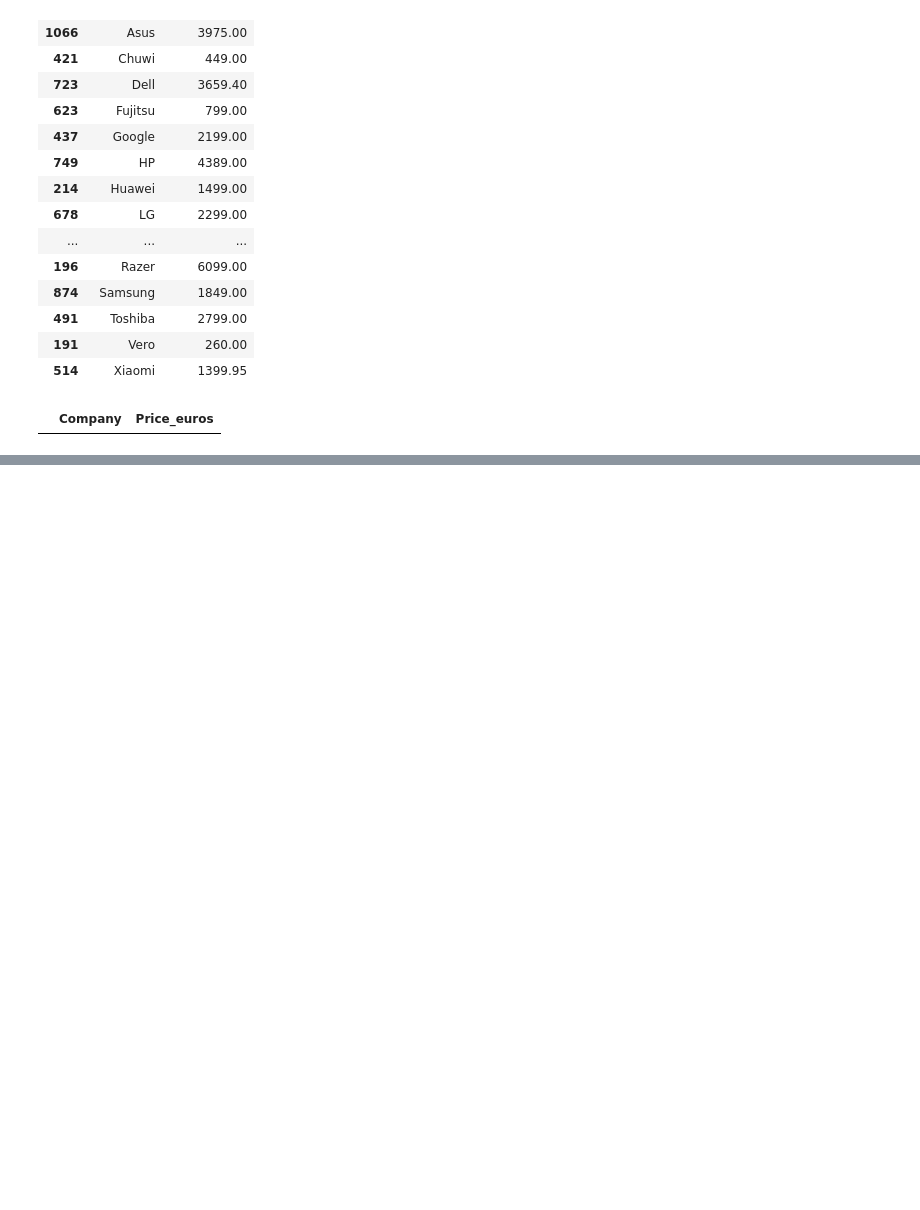
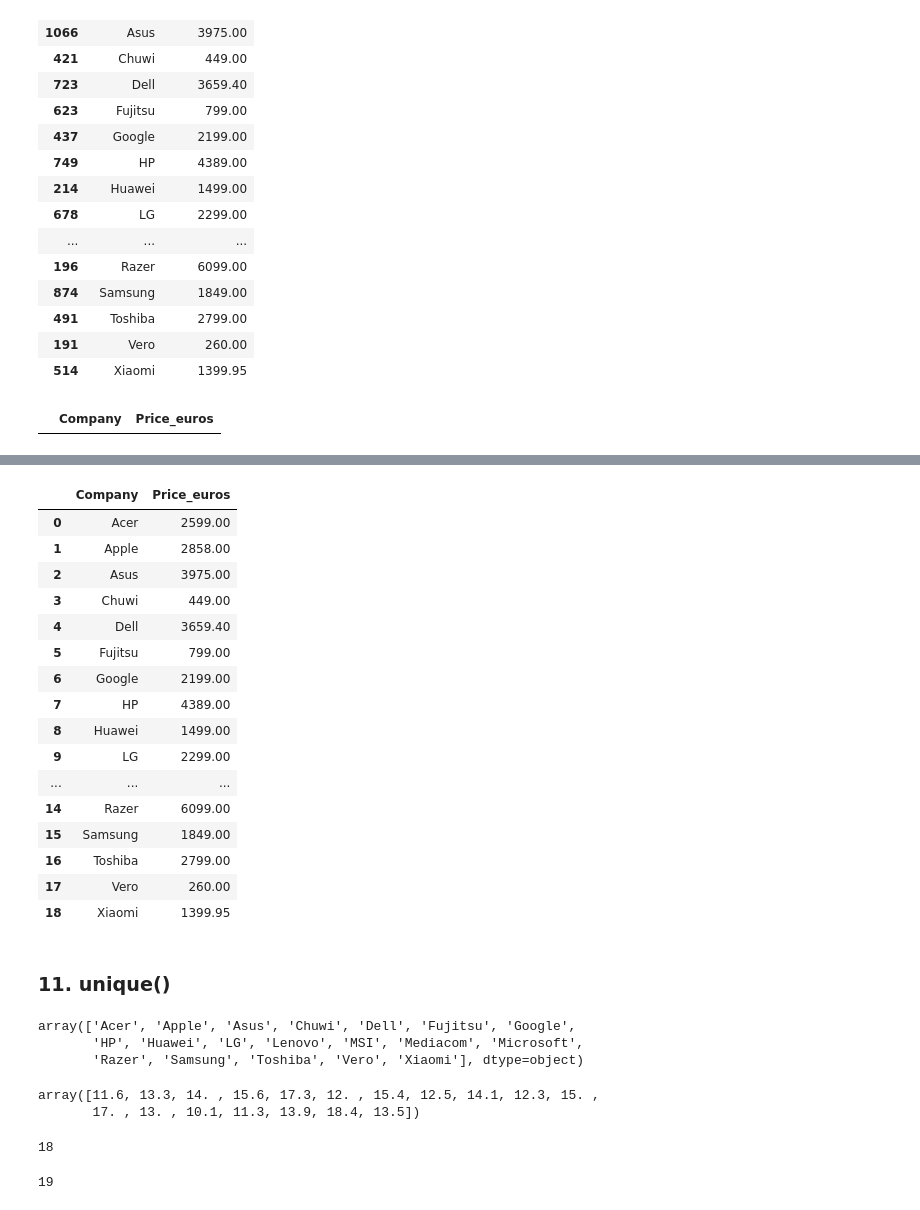
Before and after one commit to bruno-lima98/freeCodeCamp-course-ds, a Jupyter notebook: 03-filtering-data/01-review.ipynb, the cells around one changed output, grey strips where cells are left out. Cells and saved outputs as stored; diff of their text form; code cells hidden in the pictures; blank space fills up the shorter version.

```diff
--- a/03-filtering-data/01-review.ipynb
+++ b/03-filtering-data/01-review.ipynb
@@ -465,0 +396,2 @@ df_laptops[~duplicated_false][["Company", "Price_euros"]]
+# %%
+df_laptops = df_laptops.sort_values(["Company", "Price_euros"])
@@ -465,0 +418,43 @@ df_laptops[~duplicated_false][["Company", "Price_euros"]]
+# %%
+df_laptops.drop_duplicates(["Company"], keep="last", inplace=True, ignore_index=True)
+# %%
+df_laptops[["Company", "Price_euros"]]
+# %% [output]
+|  | Company | Price_euros |
+| 0 | Acer | 2599.00 |
+| 1 | Apple | 2858.00 |
+| 2 | Asus | 3975.00 |
+| 3 | Chuwi | 449.00 |
+| 4 | Dell | 3659.40 |
+| 5 | Fujitsu | 799.00 |
+| 6 | Google | 2199.00 |
+| 7 | HP | 4389.00 |
+| 8 | Huawei | 1499.00 |
+| 9 | LG | 2299.00 |
+| ... | ... | ... |
+| 14 | Razer | 6099.00 |
+| 15 | Samsung | 1849.00 |
+| 16 | Toshiba | 2799.00 |
+| 17 | Vero | 260.00 |
+| 18 | Xiaomi | 1399.95 |
+# %% [markdown]
+### 11. unique()
+# %%
+df_laptops["Company"].unique()
+# %% [output]
+array(['Acer', 'Apple', 'Asus', 'Chuwi', 'Dell', 'Fujitsu', 'Google',
+       'HP', 'Huawei', 'LG', 'Lenovo', 'MSI', 'Mediacom', 'Microsoft',
+       'Razer', 'Samsung', 'Toshiba', 'Vero', 'Xiaomi'], dtype=object)
+# %%
+df_laptops["Inches"].unique()
+# %% [output]
+array([11.6, 13.3, 14. , 15.6, 17.3, 12. , 15.4, 12.5, 14.1, 12.3, 15. ,
+       17. , 13. , 10.1, 11.3, 13.9, 18.4, 13.5])
+# %%
+len(df_laptops["Inches"].unique())
+# %% [output]
+18
+# %%
+len(df_laptops["Company"].unique())
+# %% [output]
+19
```
Also changed, not shown: parts of 22 cells of this notebook, 3 other files.
